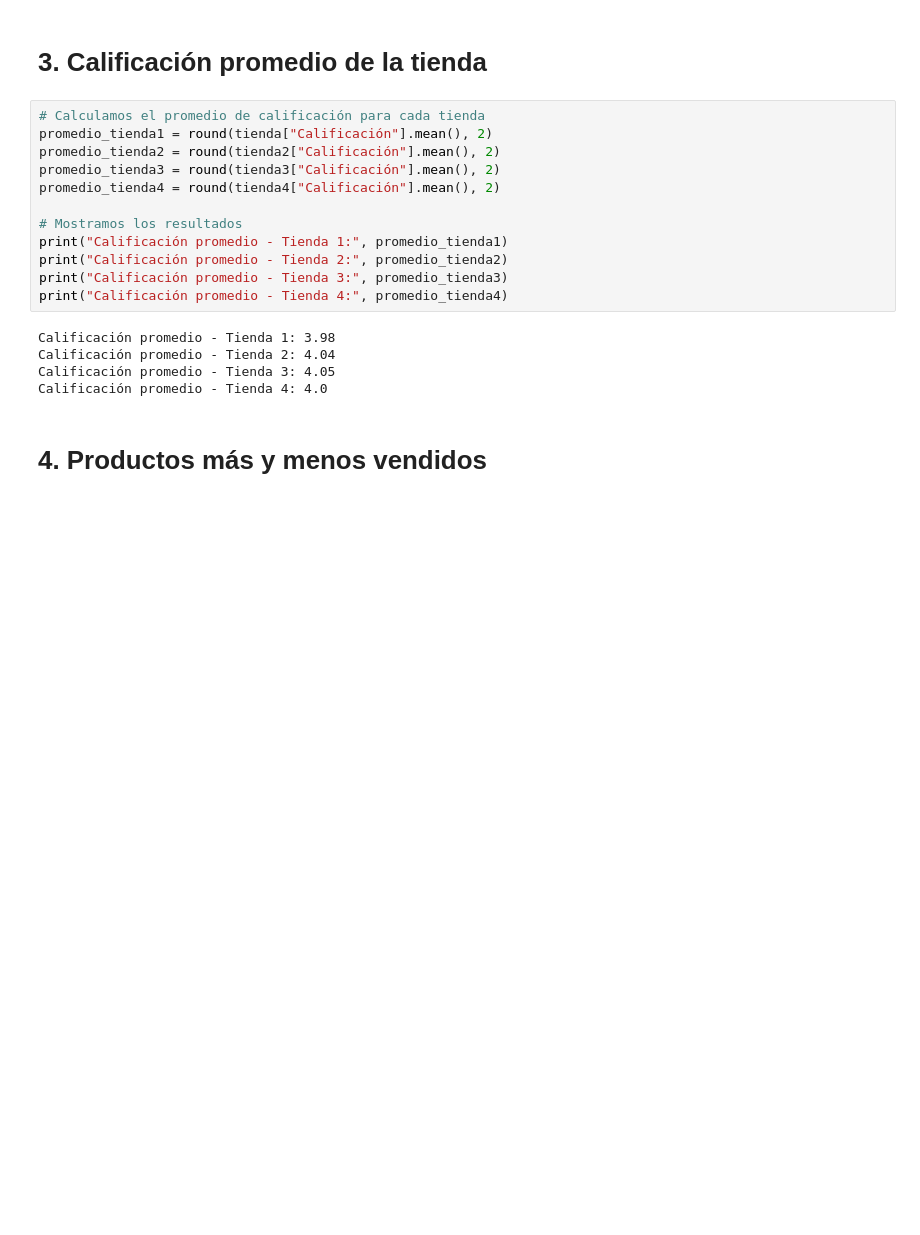
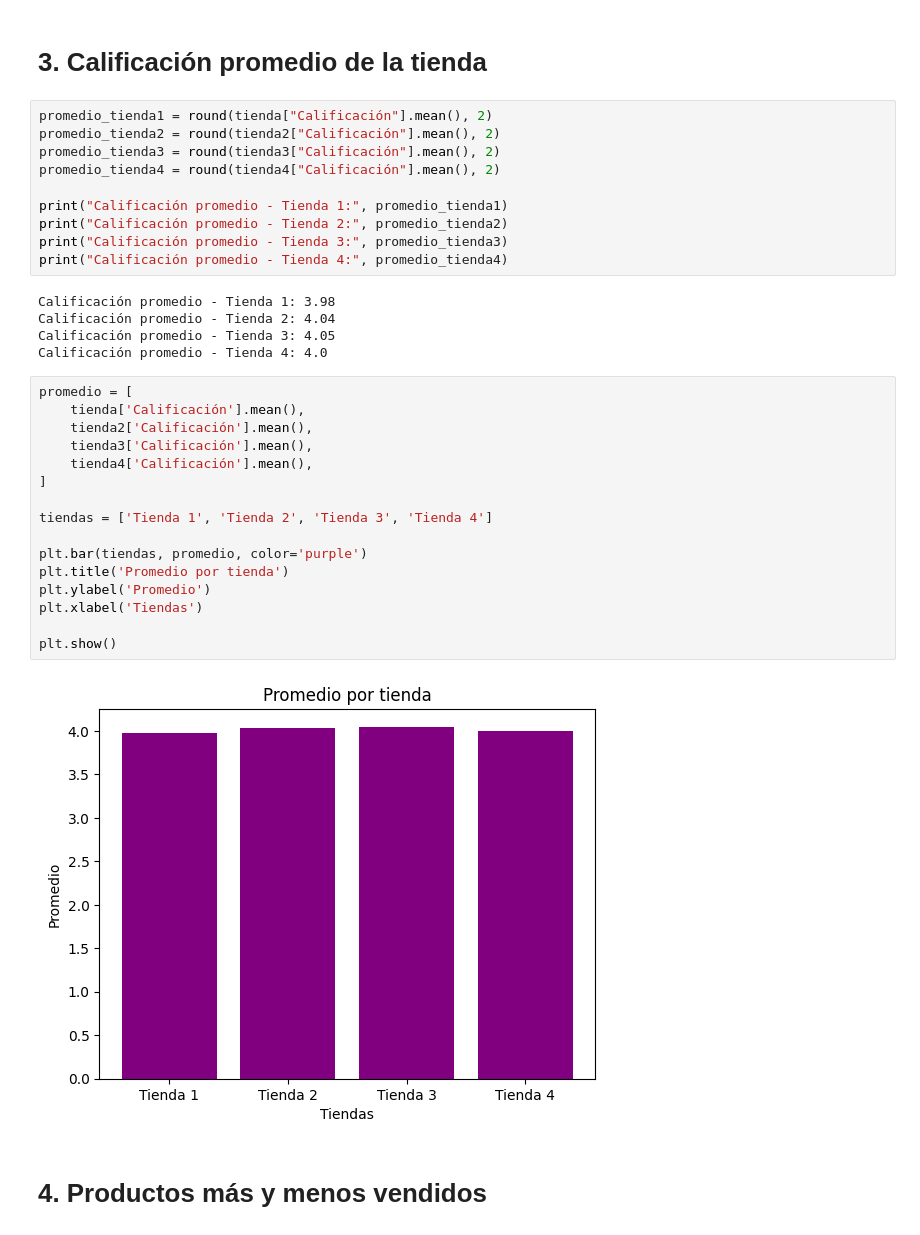
Before and after one commit to adicu7/StoreLatam, a Jupyter notebook: AluraStoreLatam.ipynb, the cells around one changed output. Drawn from its saved outputs; the diff is of its cells as text; blank space fills up the shorter version.

```diff
--- a/AluraStoreLatam.ipynb
+++ b/AluraStoreLatam.ipynb
@@ -123,13 +123,11 @@ for t in tts:
 # %% [markdown]
 # 3. Calificación promedio de la tienda
 # %%
-# Calculamos el promedio de calificación para cada tienda
 promedio_tienda1 = round(tienda["Calificación"].mean(), 2)
 promedio_tienda2 = round(tienda2["Calificación"].mean(), 2)
 promedio_tienda3 = round(tienda3["Calificación"].mean(), 2)
 promedio_tienda4 = round(tienda4["Calificación"].mean(), 2)
 
-# Mostramos los resultados
 print("Calificación promedio - Tienda 1:", promedio_tienda1)
 print("Calificación promedio - Tienda 2:", promedio_tienda2)
 print("Calificación promedio - Tienda 3:", promedio_tienda3)
@@ -139,5 +137,23 @@ Calificación promedio - Tienda 1: 3.98
 Calificación promedio - Tienda 2: 4.04
 Calificación promedio - Tienda 3: 4.05
 Calificación promedio - Tienda 4: 4.0
+# %%
+promedio = [
+    tienda['Calificación'].mean(),
+    tienda2['Calificación'].mean(),
+    tienda3['Calificación'].mean(),
+    tienda4['Calificación'].mean(),
+]
+
+tiendas = ['Tienda 1', 'Tienda 2', 'Tienda 3', 'Tienda 4']
+
+plt.bar(tiendas, promedio, color='purple')
+plt.title('Promedio por tienda')
+plt.ylabel('Promedio')
+plt.xlabel('Tiendas')
+
+plt.show()
+# %% [output]
+[figure, added]
 # %% [markdown]
 # 4. Productos más y menos vendidos
```
Also changed, not shown: parts of 17 cells of this notebook.
